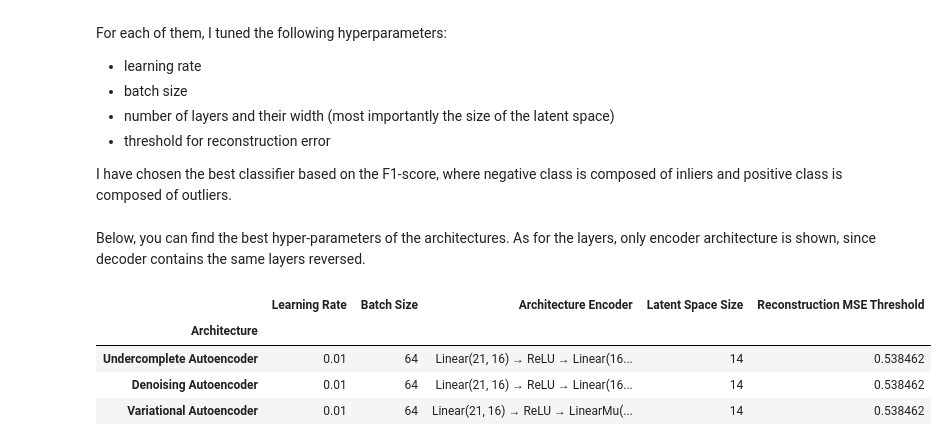
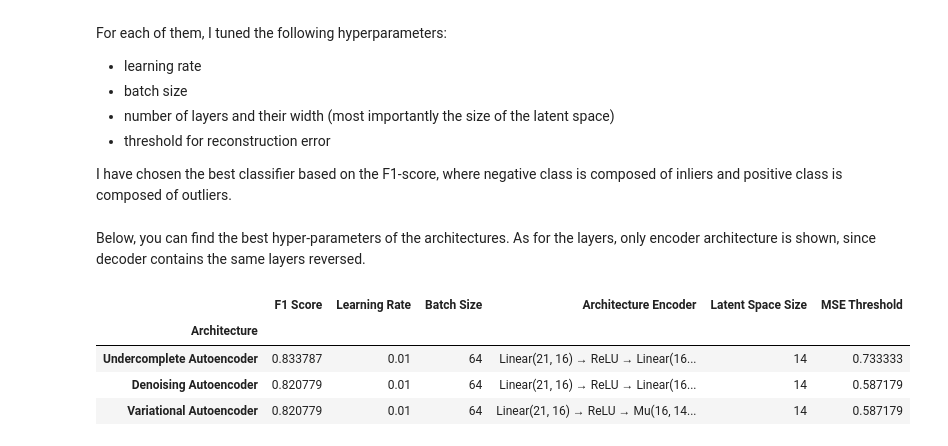
Before and after one commit to martin-krutsky/anomaly-detection-autoencoders, a Jupyter notebook: outlier_detection.ipynb, the cells around one changed output. Cells and saved outputs as stored; diff of their text form; code cells hidden in the pictures.

```diff
--- a/outlier_detection.ipynb
+++ b/outlier_detection.ipynb
@@ -613,17 +712,17 @@ LATENT_SIZE_VAE = 14
 # %%
 class VariationalAutoEncoder(nn.Module):
-    def __init__(self):
+    def __init__(self, hidden_size: int, latent_size: int):
         super(VariationalAutoEncoder, self).__init__()
-        self.encLin1 = nn.Linear(INPUT_SIZE, HIDDEN_SIZE_VAE)
+        self.encLin1 = nn.Linear(INPUT_SIZE, hidden_size)
         self.reluEnc = nn.ReLU()
-        self.encLin21 = nn.Linear(HIDDEN_SIZE_VAE, LATENT_SIZE_VAE)
-        self.encLin22 = nn.Linear(HIDDEN_SIZE_VAE, LATENT_SIZE_VAE)
+        self.encLin21 = nn.Linear(hidden_size, latent_size)
+        self.encLin22 = nn.Linear(hidden_size, latent_size)
         self.normal = torch.distributions.Normal(0, 1)
         self.kl = 0
 
-        self.decLin1 = nn.Linear(LATENT_SIZE_VAE, HIDDEN_SIZE_VAE)
+        self.decLin1 = nn.Linear(latent_size, hidden_size)
         self.reluDec = nn.ReLU()
-        self.decLin2 = nn.Linear(HIDDEN_SIZE_VAE, INPUT_SIZE)
+        self.decLin2 = nn.Linear(hidden_size, INPUT_SIZE)
 
     def forward(self, x: torch.Tensor) -> torch.Tensor:
         x = self.reluEnc(self.encLin1(x))
@@ -637,0 +739,7 @@ class VariationalAutoEncoder(nn.Module):
+# %%
+best_model_params_vae, best_f1_vae = grid_search(ModelClass=VariationalAutoEncoder,
+                                                 model_name='variational_autoencoder',
+                                                 hidden_sizes=[16, 18],
+                                                 latent_sizes=[10, 12, 14],
+                                                 batch_sizes=[32, 64, 128],
+                                                 learning_rates=[1e-3, 1e-2])
@@ -638,10 +752,15 @@ class VariationalAutoEncoder(nn.Module):
 # %%
-train_dataloader_vae = DataLoader(train_data, batch_size=64, shuffle=False)
-val_dataloader_vae = DataLoader(val_data, batch_size=64, shuffle=False)
+batch_size_vae = best_model_params_vae[2]
+hidden_size_vae = best_model_params_vae[0]
+latent_size_vae = best_model_params_vae[1]
+learning_rate_vae = best_model_params_vae[3]
 
-variational_ae = VariationalAutoEncoder()
+train_dataloader_vae = DataLoader(train_data, batch_size=batch_size_vae, worker_init_fn=seed_worker, shuffle=False)
+val_dataloader_vae = DataLoader(val_data, batch_size=batch_size_vae, worker_init_fn=seed_worker, shuffle=False)
 
-learning_rate_vae = 1e-2
+seed_all()
+variational_ae = VariationalAutoEncoder(hidden_size=hidden_size_vae, latent_size=latent_size_vae)
+
 optimizer_vae = torch.optim.Adam(variational_ae.parameters(), lr=learning_rate_vae)
 criterion_vae = nn.MSELoss()
 # %%
@@ -692,2 +771,2 @@ test_df, test_MSEs = eval_on_testset(denoising_ae, X_test, y_test)
 # %%
-optimal_threshold_vae = try_threshold_grid(test_MSEs, y_test, 'variational_autoencoder', start=0.1, stop=2.0, num_thresholds=40, verbose=False)
+optimal_threshold_vae, optimal_f1_vae = try_threshold_grid(test_MSEs, y_test, 'variational_autoencoder', start=0.1, stop=2.0, num_thresholds=40, verbose_lvl=1)
@@ -745,19 +807,20 @@ I have chosen the best classifier based on the F1-score, where negative class is
 Below, you can find the best hyper-parameters of the architectures. As for the layers, only encoder architecture is shown, since decoder contains the same layers reversed.
 # %%
 result_df = pd.DataFrame({'Architecture': ['Undercomplete Autoencoder', 'Denoising Autoencoder', 'Variational Autoencoder'],
+                          'F1 Score': [optimal_f1_under, optimal_f1_denoising, optimal_f1_vae],
                           'Learning Rate': [learning_rate_uae, learning_rate_dae, learning_rate_vae],
-                          'Batch Size': [64, 64, 64],
+                          'Batch Size': [batch_size_uae, batch_size_dae, batch_size_vae],
                           'Architecture Encoder': [
-                              f'Linear({INPUT_SIZE}, {HIDDEN_SIZE_UAE}) → ReLU → Linear({HIDDEN_SIZE_UAE}, {LATENT_SIZE_UAE})', f'Linear({INPUT_SIZE}, {HIDDEN_SIZE_DAE}) → ReLU → Linear({HIDDEN_SIZE_DAE}, {LATENT_SIZE_DAE})', f'Linear({INPUT_SIZE}, {HIDDEN_SIZE_VAE}) → ReLU → LinearMu({HIDDEN_SIZE_VAE}, {LATENT_SIZE_VAE}), LinearSigma({HIDDEN_SIZE_VAE}, {LATENT_SIZE_VAE})'
+                              f'Linear({INPUT_SIZE}, {hidden_size_uae}) → ReLU → Linear({hidden_size_uae}, {latent_size_uae})', f'Linear({INPUT_SIZE}, {hidden_size_dae}) → ReLU → Linear({hidden_size_dae}, {latent_size_dae})', f'Linear({INPUT_SIZE}, {hidden_size_vae}) → ReLU → Mu({hidden_size_vae}, {latent_size_vae})/Sigma({hidden_size_vae}, {latent_size_vae})'
                           ],
-                          'Latent Space Size': [14, 14, 14],
-                          'Reconstruction MSE Threshold': [optimal_threshold_under, optimal_threshold_denoising, optimal_threshold_vae],
+                          'Latent Space Size': [latent_size_uae, latent_size_dae, latent_size_vae],
+                          'MSE Threshold': [optimal_threshold_under, optimal_threshold_denoising, optimal_threshold_vae],
                          })
 result_df = result_df.set_index('Architecture')
 display(result_df)
 # %% [output]
-|  | Learning Rate | Batch Size | Architecture Encoder | Latent Space Size | Reconstruction MSE Threshold |
-| Architecture |  |  |  |  |  |
-| Undercomplete Autoencoder | 0.01 | 64 | Linear(21, 16) → ReLU → Linear(16... | 14 | 0.538462 |
-| Denoising Autoencoder | 0.01 | 64 | Linear(21, 16) → ReLU → Linear(16... | 14 | 0.538462 |
-| Variational Autoencoder | 0.01 | 64 | Linear(21, 16) → ReLU → LinearMu(... | 14 | 0.538462 |
+|  | F1 Score | Learning Rate | Batch Size | Architecture Encoder | Latent Space Size | MSE Threshold |
+| Architecture |  |  |  |  |  |  |
+| Undercomplete Autoencoder | 0.833787 | 0.01 | 64 | Linear(21, 16) → ReLU → Linear(16... | 14 | 0.733333 |
+| Denoising Autoencoder | 0.820779 | 0.01 | 64 | Linear(21, 16) → ReLU → Linear(16... | 14 | 0.587179 |
+| Variational Autoencoder | 0.820779 | 0.01 | 64 | Linear(21, 16) → ReLU → Mu(16, 14... | 14 | 0.587179 |
```
Also changed, not shown: parts of 43 cells of this notebook, 1 other file.
